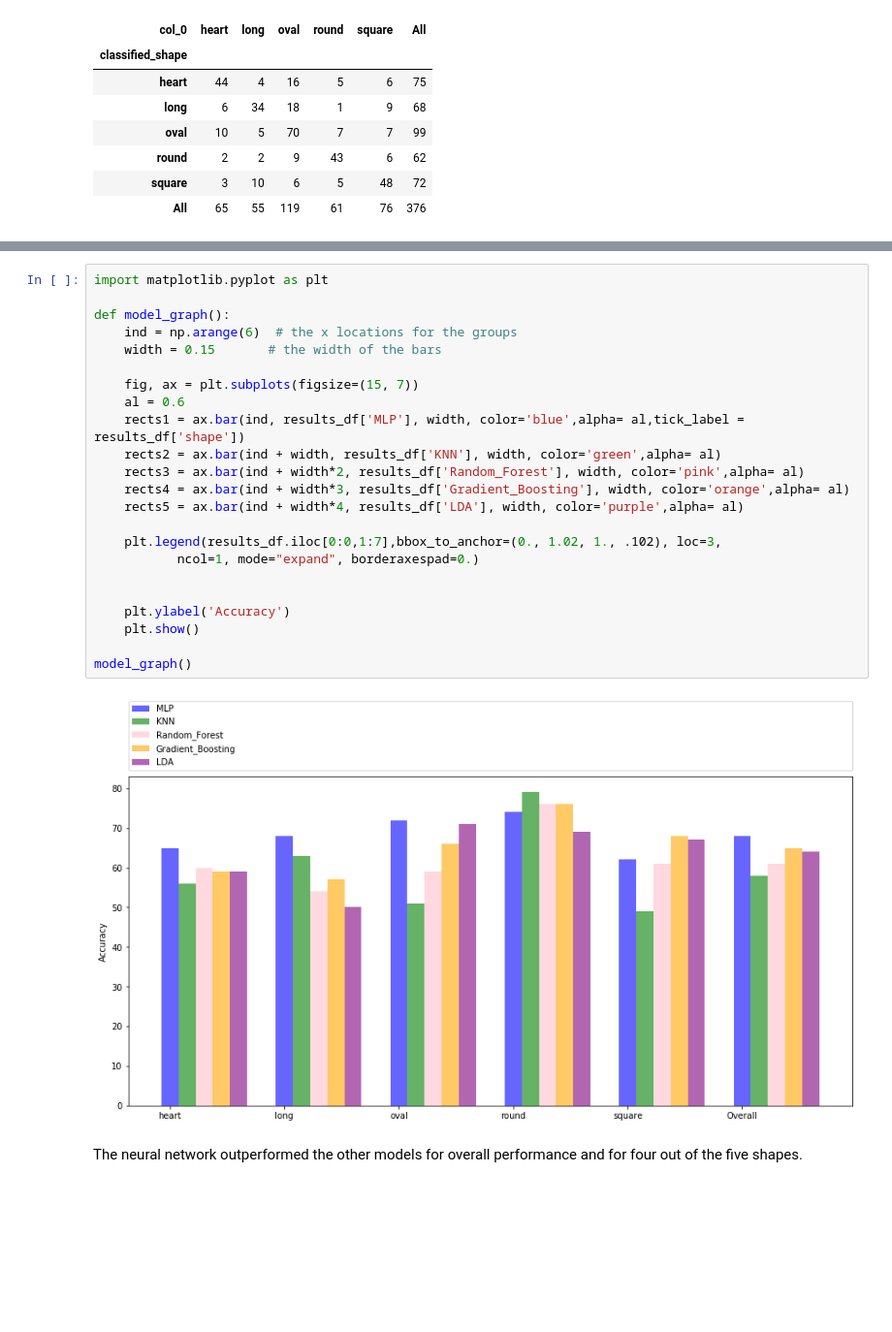
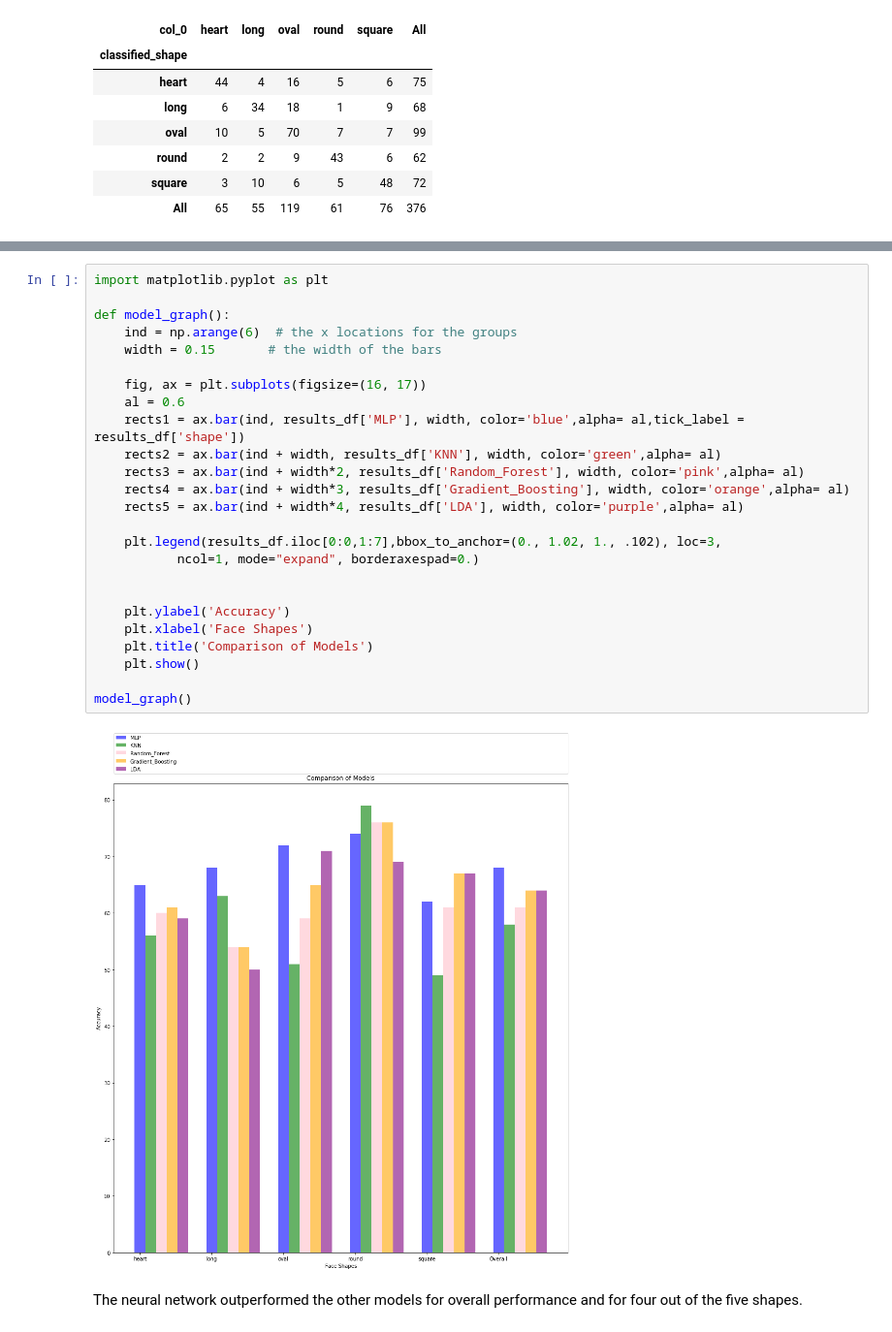
Before and after one commit to hussein073/Hair_Style_Recommendation, a Jupyter notebook: model_comparisons.ipynb, the cells around one changed output, grey strips where cells are left out. Shown at 97% size. Saved outputs shown, nothing was run; the diff lists cells and outputs as text; blank space fills up the shorter version.

```diff
--- a/model_comparisons.ipynb
+++ b/model_comparisons.ipynb
@@ -399,28 +395,30 @@ results_df
 # %%
 import matplotlib.pyplot as plt
 
 def model_graph():
     ind = np.arange(6)  # the x locations for the groups
     width = 0.15       # the width of the bars
 
-    fig, ax = plt.subplots(figsize=(15, 7))
+    fig, ax = plt.subplots(figsize=(16, 17))
     al = 0.6
     rects1 = ax.bar(ind, results_df['MLP'], width, color='blue',alpha= al,tick_label = results_df['shape'])
     rects2 = ax.bar(ind + width, results_df['KNN'], width, color='green',alpha= al)
     rects3 = ax.bar(ind + width*2, results_df['Random_Forest'], width, color='pink',alpha= al)
     rects4 = ax.bar(ind + width*3, results_df['Gradient_Boosting'], width, color='orange',alpha= al)
     rects5 = ax.bar(ind + width*4, results_df['LDA'], width, color='purple',alpha= al)
 
     plt.legend(results_df.iloc[0:0,1:7],bbox_to_anchor=(0., 1.02, 1., .102), loc=3,
            ncol=1, mode="expand", borderaxespad=0.)
 
 
     plt.ylabel('Accuracy')
+    plt.xlabel('Face Shapes')
+    plt.title('Comparison of Models')
     plt.show()
 
 model_graph()
 # %% [output]
-[figure, old version]
+[figure, new version]
 # %% [markdown]
 The neural network outperformed the other models for overall performance and for four out of the five shapes.
 # %%
```
Also changed, not shown: parts of 7 cells of this notebook, 3 other files.
